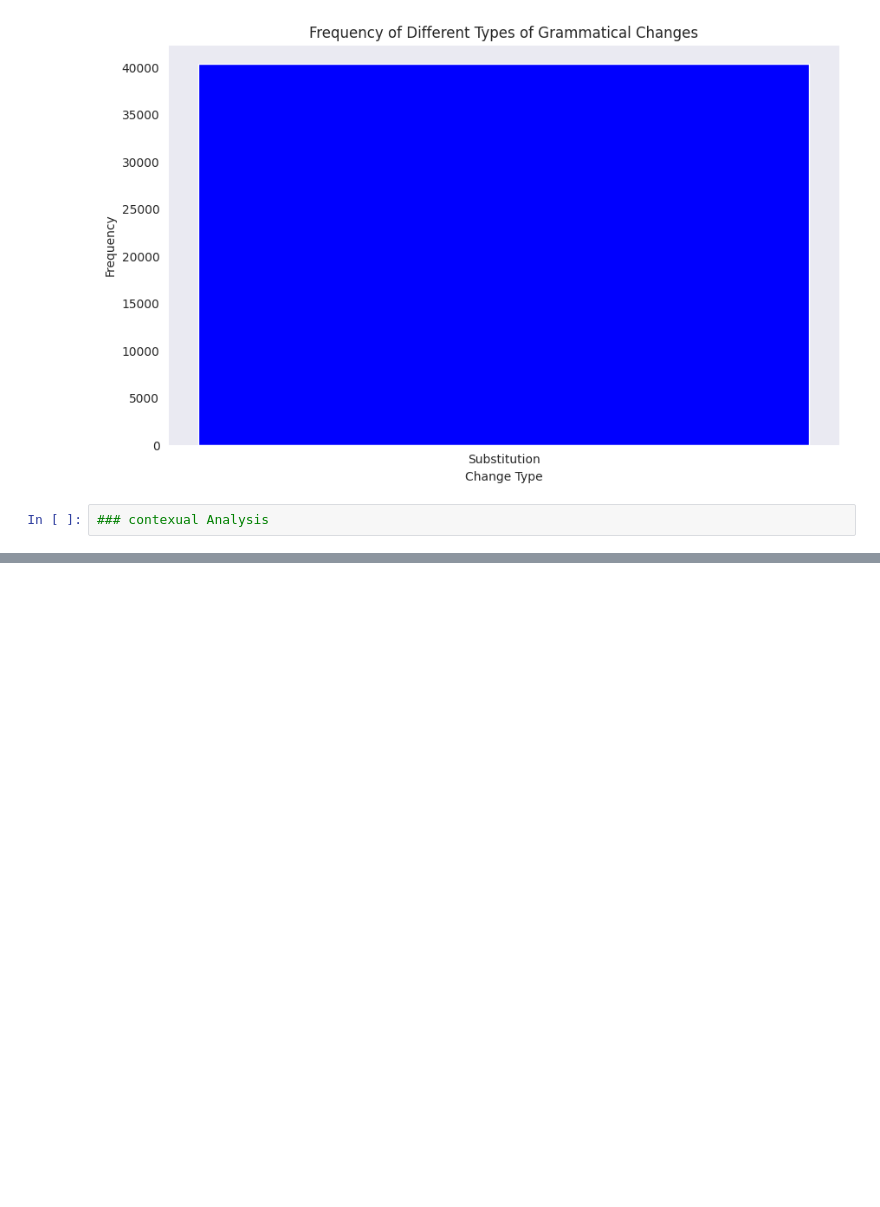
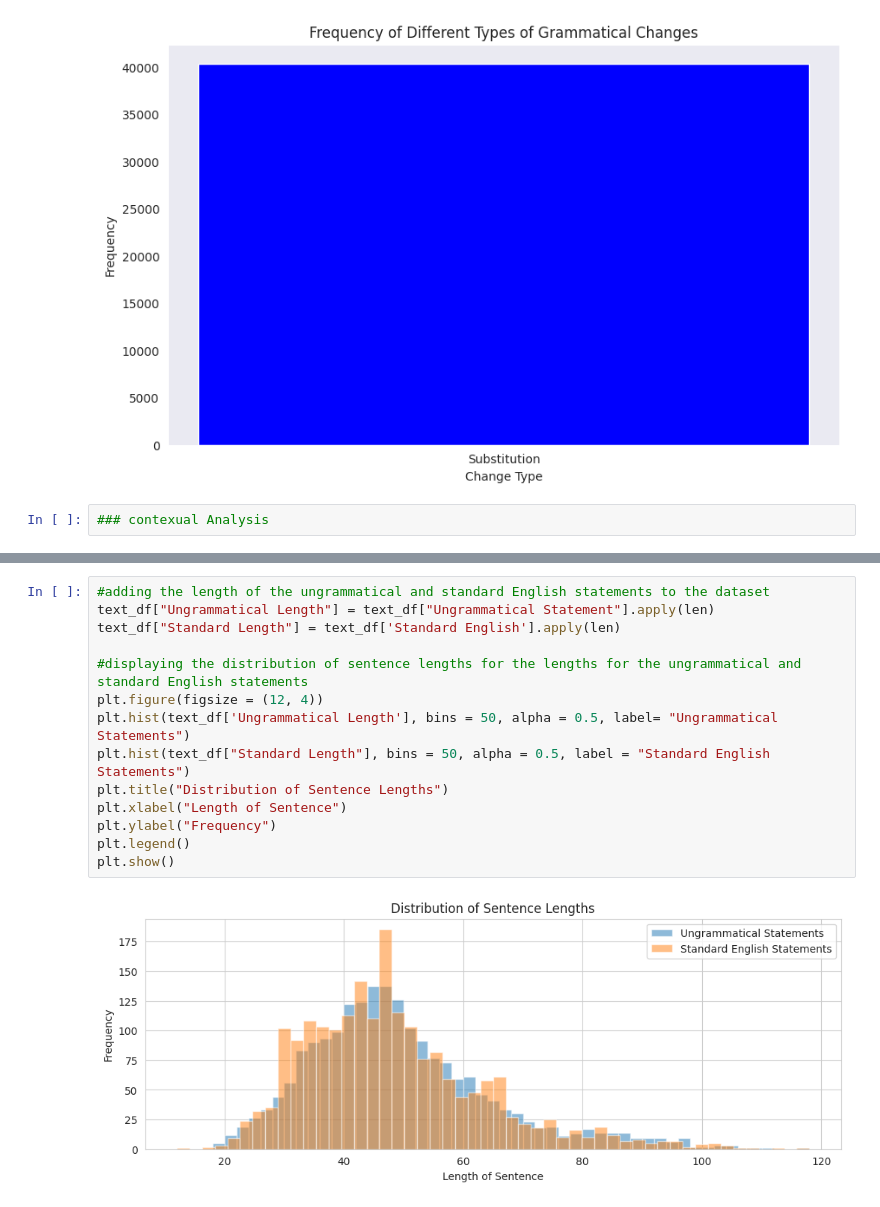
Before and after one commit to skbiswas0509/CSE499B-Grammatical-Error-Correction, a Jupyter notebook: CS499B_Grammar_Correction.ipynb, the cells around one changed output, grey strips where cells are left out. Cells and saved outputs as stored; diff of their text form; blank space fills up the shorter version.

```diff
--- a/CS499B_Grammar_Correction.ipynb
+++ b/CS499B_Grammar_Correction.ipynb
@@ -585,0 +651,16 @@ plt.show()
+# %%
+#adding the length of the ungrammatical and standard English statements to the dataset
+text_df["Ungrammatical Length"] = text_df["Ungrammatical Statement"].apply(len)
+text_df["Standard Length"] = text_df['Standard English'].apply(len)
+
+#displaying the distribution of sentence lengths for the lengths for the ungrammatical and standard English statements
+plt.figure(figsize = (12, 4))
+plt.hist(text_df['Ungrammatical Length'], bins = 50, alpha = 0.5, label= "Ungrammatical Statements")
+plt.hist(text_df["Standard Length"], bins = 50, alpha = 0.5, label = "Standard English Statements")
+plt.title("Distribution of Sentence Lengths")
+plt.xlabel("Length of Sentence")
+plt.ylabel("Frequency")
+plt.legend()
+plt.show()
+# %% [output]
+[figure, added]
```
Also changed, not shown: parts of 20 cells of this notebook.
